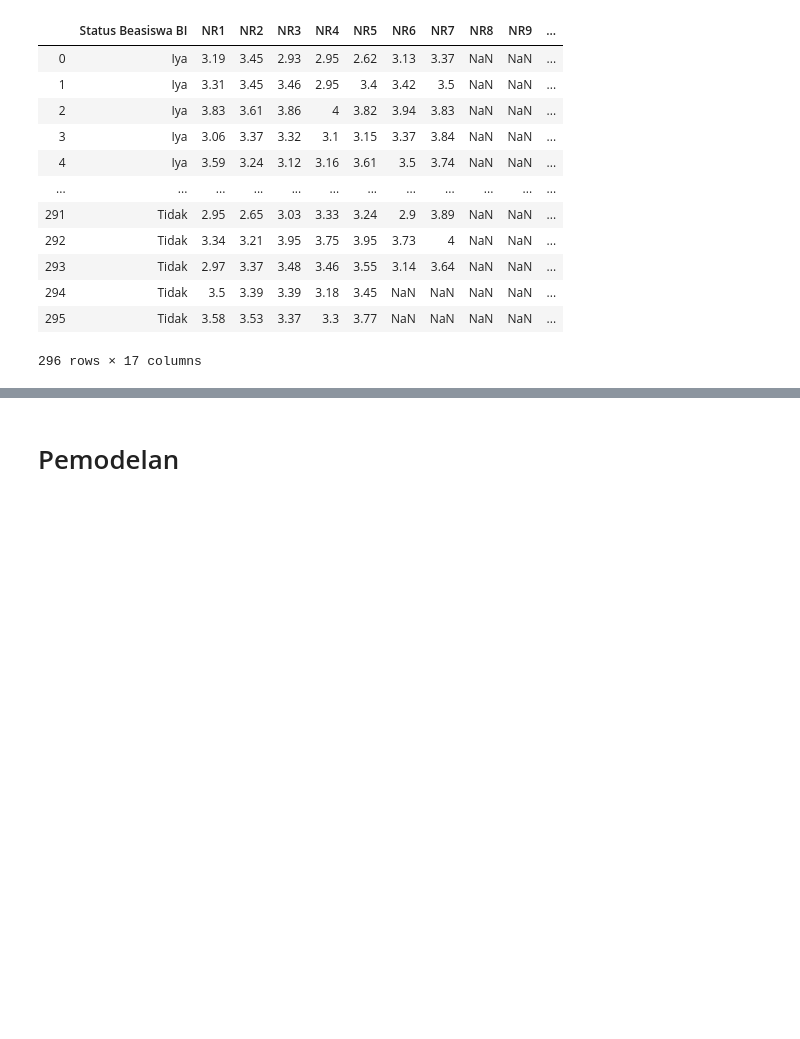
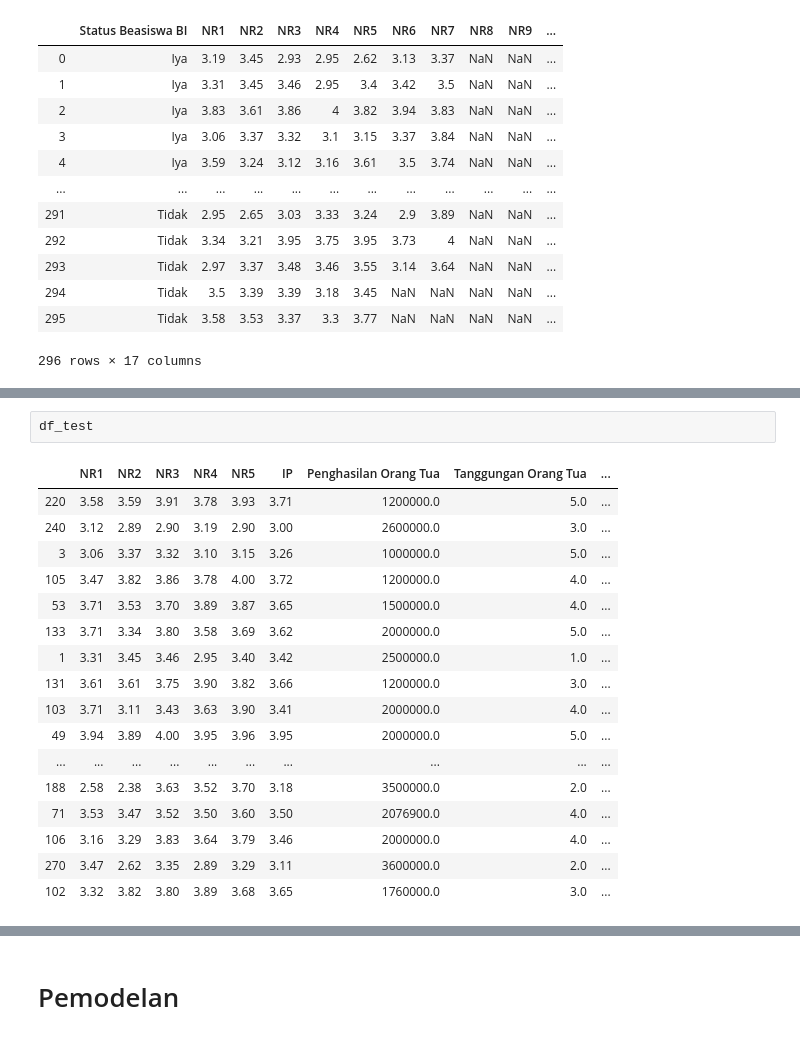
Before and after one commit to afdi11/RekomendasiBeasiswa, a Jupyter notebook: C45/Untitled.ipynb, the cells around one changed output, grey strips where cells are left out. Drawn from its saved outputs; the diff is of its cells as text; blank space fills up the shorter version.

```diff
--- a/C45/Untitled.ipynb
+++ b/C45/Untitled.ipynb
@@ -122,3 +141,23 @@ df
+# %%
+df_test
+# %% [output]
+|  | NR1 | NR2 | NR3 | NR4 | NR5 | IP | Penghasilan Orang Tua | Tanggungan Orang Tua | ... |
+| 220 | 3.58 | 3.59 | 3.91 | 3.78 | 3.93 | 3.71 | 1200000.0 | 5.0 | ... |
+| 240 | 3.12 | 2.89 | 2.90 | 3.19 | 2.90 | 3.00 | 2600000.0 | 3.0 | ... |
+| 3 | 3.06 | 3.37 | 3.32 | 3.10 | 3.15 | 3.26 | 1000000.0 | 5.0 | ... |
+| 105 | 3.47 | 3.82 | 3.86 | 3.78 | 4.00 | 3.72 | 1200000.0 | 4.0 | ... |
+| 53 | 3.71 | 3.53 | 3.70 | 3.89 | 3.87 | 3.65 | 1500000.0 | 4.0 | ... |
+| 133 | 3.71 | 3.34 | 3.80 | 3.58 | 3.69 | 3.62 | 2000000.0 | 5.0 | ... |
+| 1 | 3.31 | 3.45 | 3.46 | 2.95 | 3.40 | 3.42 | 2500000.0 | 1.0 | ... |
+| 131 | 3.61 | 3.61 | 3.75 | 3.90 | 3.82 | 3.66 | 1200000.0 | 3.0 | ... |
+| 103 | 3.71 | 3.11 | 3.43 | 3.63 | 3.90 | 3.41 | 2000000.0 | 4.0 | ... |
+| 49 | 3.94 | 3.89 | 4.00 | 3.95 | 3.96 | 3.95 | 2000000.0 | 5.0 | ... |
+| ... | ... | ... | ... | ... | ... | ... | ... | ... | ... |
+| 188 | 2.58 | 2.38 | 3.63 | 3.52 | 3.70 | 3.18 | 3500000.0 | 2.0 | ... |
+| 71 | 3.53 | 3.47 | 3.52 | 3.50 | 3.60 | 3.50 | 2076900.0 | 4.0 | ... |
+| 106 | 3.16 | 3.29 | 3.83 | 3.64 | 3.79 | 3.46 | 2000000.0 | 4.0 | ... |
+| 270 | 3.47 | 2.62 | 3.35 | 2.89 | 3.29 | 3.11 | 3600000.0 | 2.0 | ... |
+| 102 | 3.32 | 3.82 | 3.80 | 3.89 | 3.68 | 3.65 | 1760000.0 | 3.0 | ... |
 # %%
 from chefboost import Chefboost as chef
 import pandas as pd
```
Also changed, not shown: parts of 11 cells of this notebook, 5 other files.
